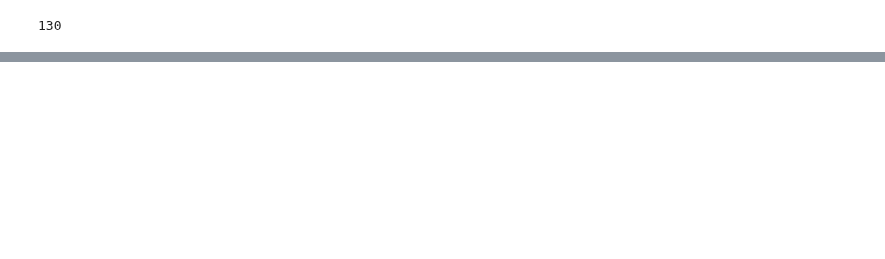
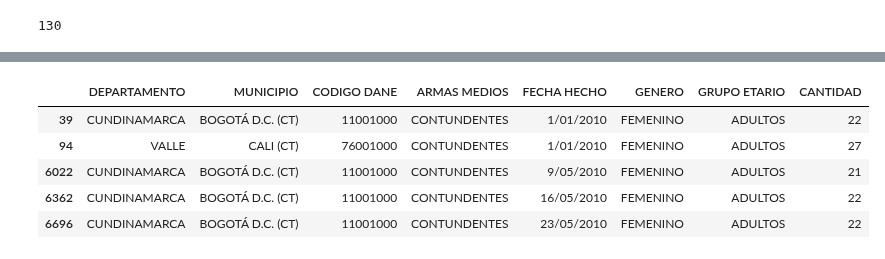
Before and after one commit to onavarrete04/Introduccion-Ciencia-Datos, a Jupyter notebook: Violencia Doméstica en Colombia.ipynb, the cells around one changed output, grey strips where cells are left out. Drawn from its saved outputs; the diff is of its cells as text; code cells hidden in the pictures; blank space fills up the shorter version.

```diff
--- a/Violencia Doméstica en Colombia.ipynb
+++ b/Violencia Doméstica en Colombia.ipynb
@@ -227,3 +227,13 @@ dx.head()
 # %% [output]
 |  | DEPARTAMENTO | MUNICIPIO | CODIGO DANE | ARMAS MEDIOS | FECHA HECHO | GENERO | GRUPO ETARIO | CANTIDAD |
 | 333317 | CUNDINAMARCA | BOGOTÁ D.C. (CT) | 11001000 | NO REPORTADO | 1/09/2019 | FEMENINO | ADULTOS | 130 |
+# %%
+dx = df.loc[(df.CANTIDAD > 20)]
+dx.head()
+# %% [output]
+|  | DEPARTAMENTO | MUNICIPIO | CODIGO DANE | ARMAS MEDIOS | FECHA HECHO | GENERO | GRUPO ETARIO | CANTIDAD |
+| 39 | CUNDINAMARCA | BOGOTÁ D.C. (CT) | 11001000 | CONTUNDENTES | 1/01/2010 | FEMENINO | ADULTOS | 22 |
+| 94 | VALLE | CALI (CT) | 76001000 | CONTUNDENTES | 1/01/2010 | FEMENINO | ADULTOS | 27 |
+| 6022 | CUNDINAMARCA | BOGOTÁ D.C. (CT) | 11001000 | CONTUNDENTES | 9/05/2010 | FEMENINO | ADULTOS | 21 |
+| 6362 | CUNDINAMARCA | BOGOTÁ D.C. (CT) | 11001000 | CONTUNDENTES | 16/05/2010 | FEMENINO | ADULTOS | 22 |
+| 6696 | CUNDINAMARCA | BOGOTÁ D.C. (CT) | 11001000 | CONTUNDENTES | 23/05/2010 | FEMENINO | ADULTOS | 22 |
```
Also changed, not shown: parts of 3 cells of this notebook, 6 other files.
